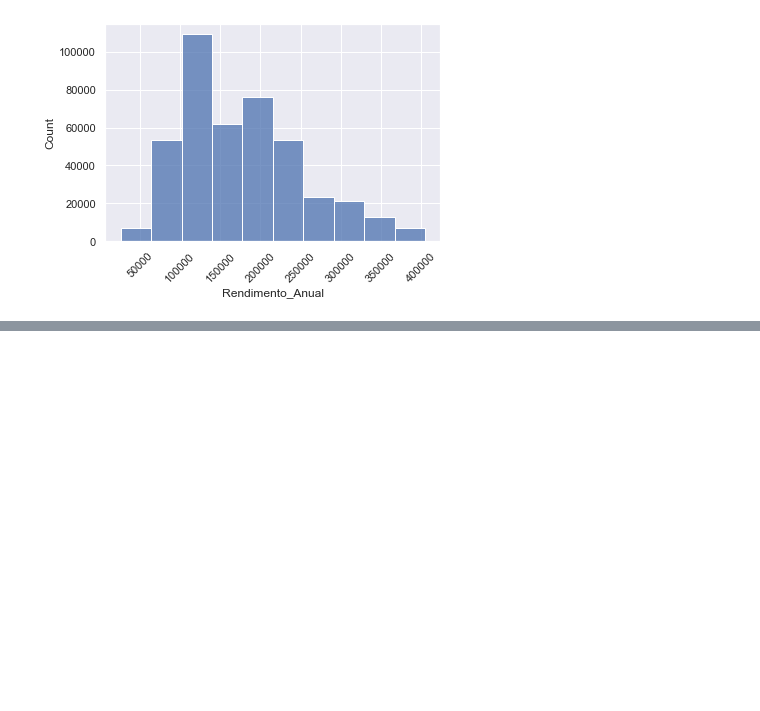
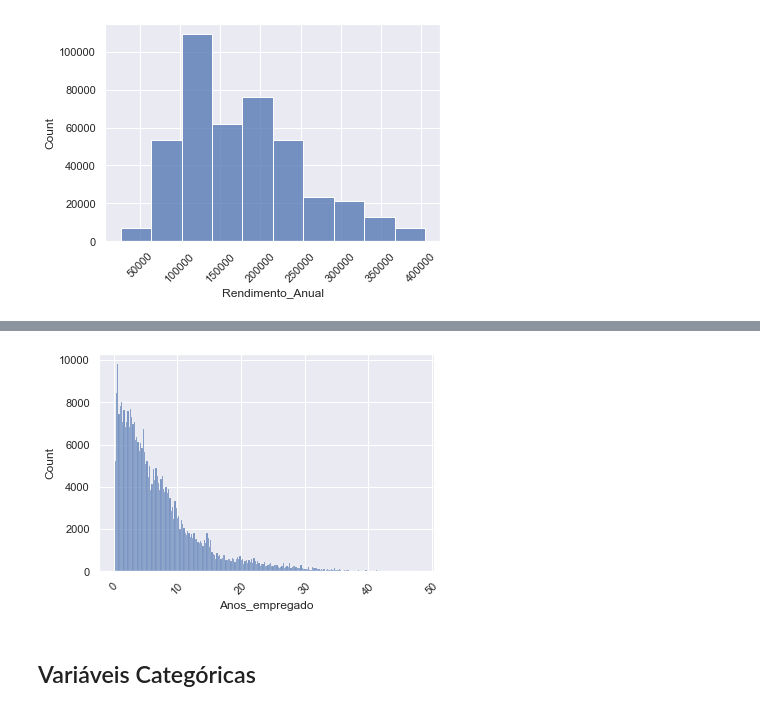
Before and after one commit to cmattosr/bootcampDS_mod06, a Jupyter notebook: Modulo06.ipynb, the cells around one changed output, grey strips where cells are left out. Drawn from its saved outputs; the diff is of its cells as text; code cells hidden in the pictures; blank space fills up the shorter version.

```diff
--- a/Modulo06.ipynb
+++ b/Modulo06.ipynb
@@ -228,0 +236,9 @@ plt.show()
+# %%
+#verificar a distribuição dos Amnos Empregados no novo dataframe, sem outliers
+sns.histplot(data=df_clientes_cadastrados_sem_outliers.query("Anos_empregado > 0"), x="Anos_empregado")
+plt.xticks(rotation=45)
+plt.show()
+# %% [output]
+[figure, added]
+# %% [markdown]
+## Variáveis Categóricas
```
Also changed, not shown: parts of 9 cells of this notebook.
